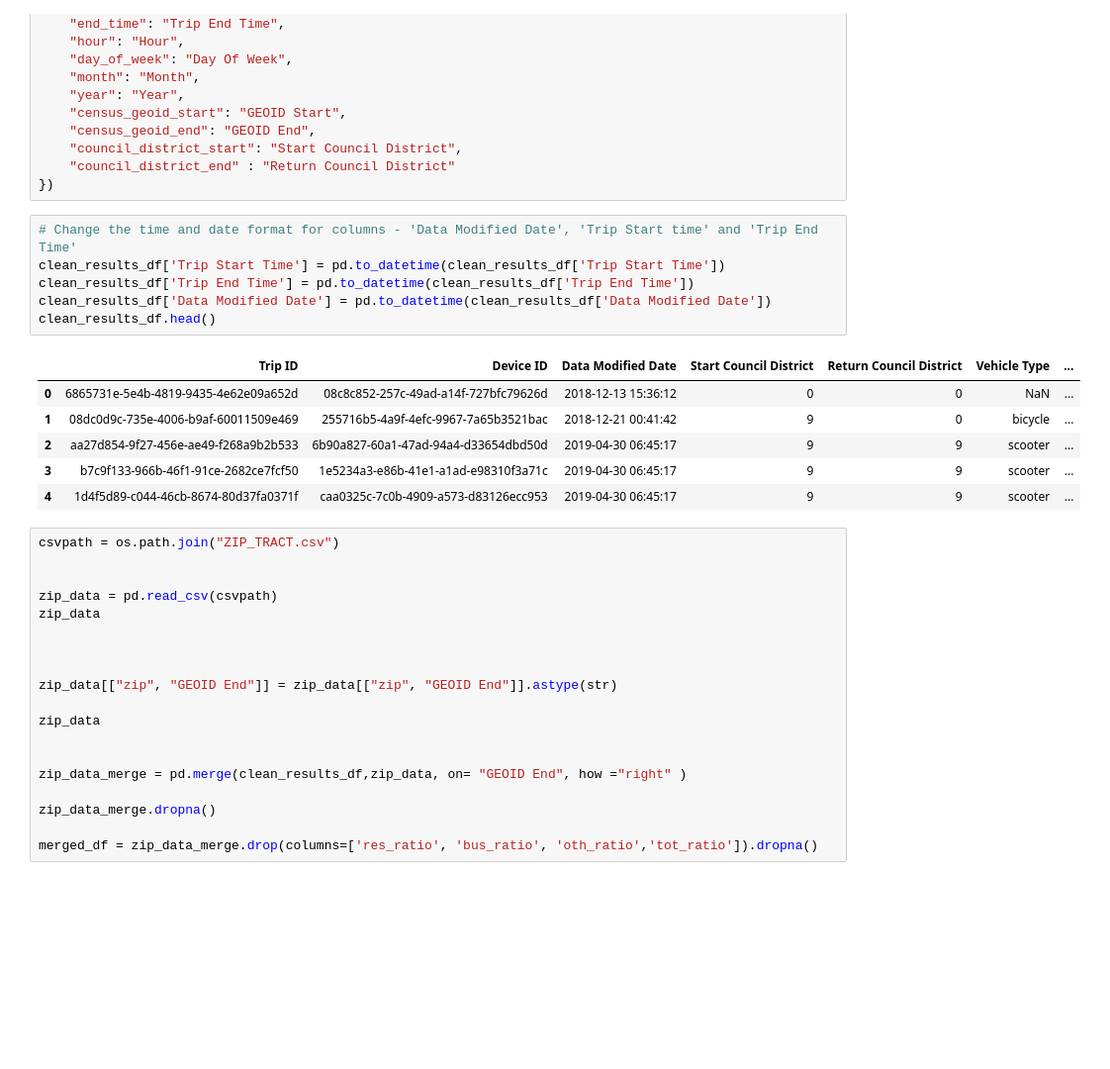
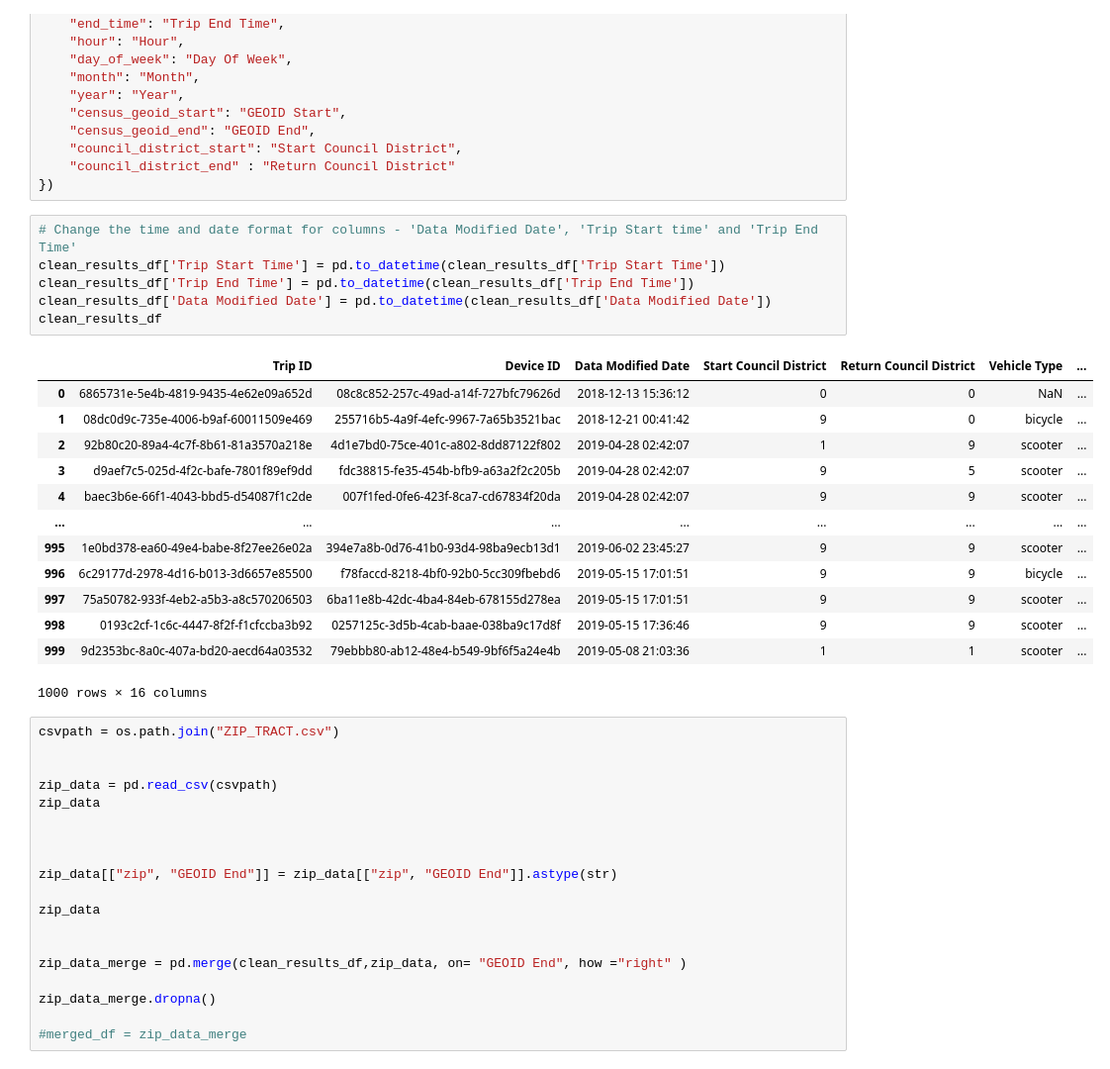
Before and after one commit to skhan4321/sanas-group-project, a Jupyter notebook: Zipcode data.ipynb, the cells around one changed output. Shown: that part at 99% size. Drawn from its saved outputs; the diff is of its cells as text; blank space fills up the shorter version.

```diff
--- a/Zipcode data.ipynb
+++ b/Zipcode data.ipynb
@@ -38,16 +39,23 @@ clean_results_df = clean_results_df.rename(columns = {
 # %%
 # Change the time and date format for columns - 'Data Modified Date', 'Trip Start time' and 'Trip End Time'
 clean_results_df['Trip Start Time'] = pd.to_datetime(clean_results_df['Trip Start Time'])
 clean_results_df['Trip End Time'] = pd.to_datetime(clean_results_df['Trip End Time'])
 clean_results_df['Data Modified Date'] = pd.to_datetime(clean_results_df['Data Modified Date'])
-clean_results_df.head()
+clean_results_df
 # %% [output]
 |  | Trip ID | Device ID | Data Modified Date | Start Council District | Return Council District | Vehicle Type | ... |
 | 0 | 6865731e-5e4b-4819-9435-4e62e09a652d | 08c8c852-257c-49ad-a14f-727bfc79626d | 2018-12-13 15:36:12 | 0 | 0 | NaN | ... |
 | 1 | 08dc0d9c-735e-4006-b9af-60011509e469 | 255716b5-4a9f-4efc-9967-7a65b3521bac | 2018-12-21 00:41:42 | 9 | 0 | bicycle | ... |
-| 2 | aa27d854-9f27-456e-ae49-f268a9b2b533 | 6b90a827-60a1-47ad-94a4-d33654dbd50d | 2019-04-30 06:45:17 | 9 | 9 | scooter | ... |
-| 3 | b7c9f133-966b-46f1-91ce-2682ce7fcf50 | 1e5234a3-e86b-41e1-a1ad-e98310f3a71c | 2019-04-30 06:45:17 | 9 | 9 | scooter | ... |
-| 4 | 1d4f5d89-c044-46cb-8674-80d37fa0371f | caa0325c-7c0b-4909-a573-d83126ecc953 | 2019-04-30 06:45:17 | 9 | 9 | scooter | ... |
+| 2 | 92b80c20-89a4-4c7f-8b61-81a3570a218e | 4d1e7bd0-75ce-401c-a802-8dd87122f802 | 2019-04-28 02:42:07 | 1 | 9 | scooter | ... |
+| 3 | d9aef7c5-025d-4f2c-bafe-7801f89ef9dd | fdc38815-fe35-454b-bfb9-a63a2f2c205b | 2019-04-28 02:42:07 | 9 | 5 | scooter | ... |
+| 4 | baec3b6e-66f1-4043-bbd5-d54087f1c2de | 007f1fed-0fe6-423f-8ca7-cd67834f20da | 2019-04-28 02:42:07 | 9 | 9 | scooter | ... |
+| ... | ... | ... | ... | ... | ... | ... | ... |
+| 995 | 1e0bd378-ea60-49e4-babe-8f27ee26e02a | 394e7a8b-0d76-41b0-93d4-98ba9ecb13d1 | 2019-06-02 23:45:27 | 9 | 9 | scooter | ... |
+| 996 | 6c29177d-2978-4d16-b013-3d6657e85500 | f78faccd-8218-4bf0-92b0-5cc309fbebd6 | 2019-05-15 17:01:51 | 9 | 9 | bicycle | ... |
+| 997 | 75a50782-933f-4eb2-a5b3-a8c570206503 | 6ba11e8b-42dc-4ba4-84eb-678155d278ea | 2019-05-15 17:01:51 | 9 | 9 | scooter | ... |
+| 998 | 0193c2cf-1c6c-4447-8f2f-f1cfccba3b92 | 0257125c-3d5b-4cab-baae-038ba9c17d8f | 2019-05-15 17:36:46 | 9 | 9 | scooter | ... |
+| 999 | 9d2353bc-8a0c-407a-bd20-aecd64a03532 | 79ebbb80-ab12-48e4-b549-9bf6f5a24e4b | 2019-05-08 21:03:36 | 1 | 1 | scooter | ... |
+1000 rows × 16 columns
 # %%
 csvpath = os.path.join("ZIP_TRACT.csv")
 
@@ -66,4 +74,4 @@ zip_data_merge = pd.merge(clean_results_df,zip_data, on= "GEOID End", how ="righ
 
 zip_data_merge.dropna()
 
-merged_df = zip_data_merge.drop(columns=['res_ratio', 'bus_ratio', 'oth_ratio','tot_ratio']).dropna()
+#merged_df = zip_data_merge
```
Also changed, not shown: parts of 19 cells of this notebook.
